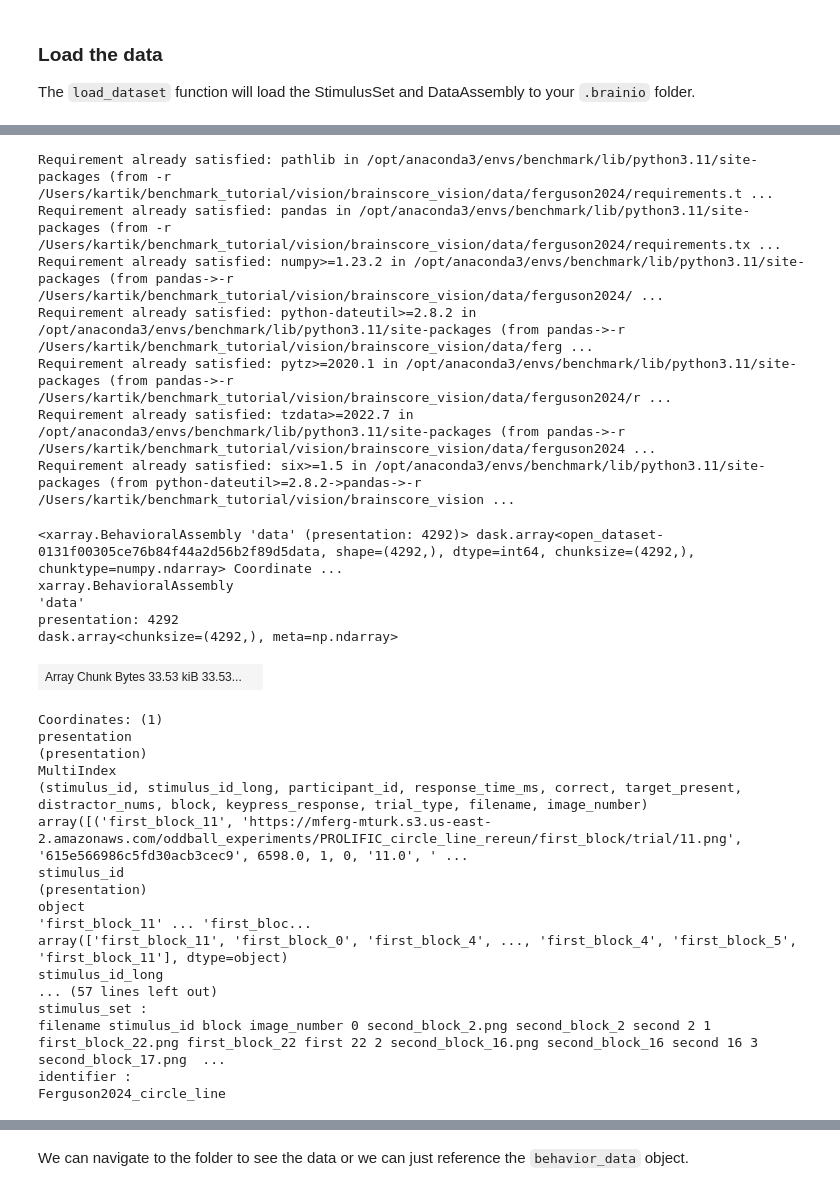
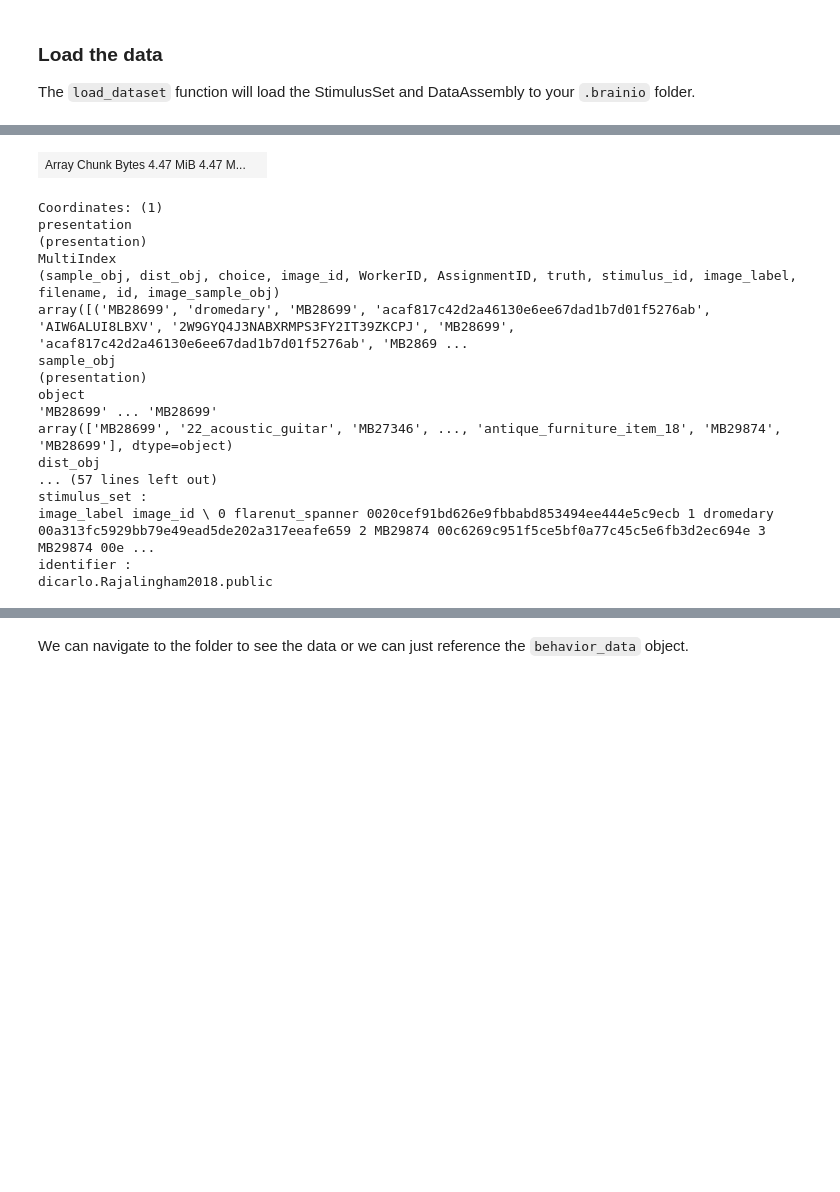
Before and after one commit to KartikP/Brain-Score-Tutorials, a Jupyter notebook: explore_behavior_benchmark_tutorial.ipynb, the cells around one changed output, grey strips where cells are left out. Cells and saved outputs as stored; diff of their text form; code cells hidden in the pictures; blank space fills up the shorter version.

```diff
--- a/explore_behavior_benchmark_tutorial.ipynb
+++ b/explore_behavior_benchmark_tutorial.ipynb
@@ -27,6 +27,6 @@ import xarray as xr
 The `load_dataset` function will load the StimulusSet and DataAssembly to your `.brainio` folder.
 # %%
 # Here the data identifier can be used to easily load the data.
-behavior_data = brainscore_vision.load_dataset("Ferguson2024_circle_line")
+behavior_data = brainscore_vision.load_dataset("Rajalingham2018.public")
 behavior_data
 # %% [output]
@@ -40,31 +38,19 @@ Requirement already satisfied: six>=1.5 in /opt/anaconda3/envs/benchmark/lib/pyt
+| Array Chunk Bytes 4.47 MiB 4.47 M... |  |
-Requirement already satisfied: pathlib in /opt/anaconda3/envs/benchmark/lib/python3.11/site-packages (from -r /Users/kartik/benchmark_tutorial/vision/brainscore_vision/data/ferguson2024/requirements.t ...
-Requirement already satisfied: pandas in /opt/anaconda3/envs/benchmark/lib/python3.11/site-packages (from -r /Users/kartik/benchmark_tutorial/vision/brainscore_vision/data/ferguson2024/requirements.tx ...
-Requirement already satisfied: numpy>=1.23.2 in /opt/anaconda3/envs/benchmark/lib/python3.11/site-packages (from pandas->-r /Users/kartik/benchmark_tutorial/vision/brainscore_vision/data/ferguson2024/ ...
-Requirement already satisfied: python-dateutil>=2.8.2 in /opt/anaconda3/envs/benchmark/lib/python3.11/site-packages (from pandas->-r /Users/kartik/benchmark_tutorial/vision/brainscore_vision/data/ferg ...
-Requirement already satisfied: pytz>=2020.1 in /opt/anaconda3/envs/benchmark/lib/python3.11/site-packages (from pandas->-r /Users/kartik/benchmark_tutorial/vision/brainscore_vision/data/ferguson2024/r ...
-Requirement already satisfied: tzdata>=2022.7 in /opt/anaconda3/envs/benchmark/lib/python3.11/site-packages (from pandas->-r /Users/kartik/benchmark_tutorial/vision/brainscore_vision/data/ferguson2024 ...
-Requirement already satisfied: six>=1.5 in /opt/anaconda3/envs/benchmark/lib/python3.11/site-packages (from python-dateutil>=2.8.2->pandas->-r /Users/kartik/benchmark_tutorial/vision/brainscore_vision ...
+Coordinates: (1)
+presentation
+(presentation)
+MultiIndex
+(sample_obj, dist_obj, choice, image_id, WorkerID, AssignmentID, truth, stimulus_id, image_label, filename, id, image_sample_obj)
+array([('MB28699', 'dromedary', 'MB28699', 'acaf817c42d2a46130e6ee67dad1b7d01f5276ab', 'AIW6ALUI8LBXV', '2W9GYQ4J3NABXRMPS3FY2IT39ZKCPJ', 'MB28699', 'acaf817c42d2a46130e6ee67dad1b7d01f5276ab', 'MB2869 ...
+sample_obj
+(presentation)
+object
+'MB28699' ... 'MB28699'
+array(['MB28699', '22_acoustic_guitar', 'MB27346', ..., 'antique_furniture_item_18', 'MB29874', 'MB28699'], dtype=object)
+dist_obj
+... (57 lines left out)
+stimulus_set :
+image_label image_id \ 0 flarenut_spanner 0020cef91bd626e9fbbabd853494ee444e5c9ecb 1 dromedary 00a313fc5929bb79e49ead5de202a317eeafe659 2 MB29874 00c6269c951f5ce5bf0a77c45c5e6fb3d2ec694e 3 MB29874 00e ...
+identifier :
+dicarlo.Rajalingham2018.public
-<xarray.BehavioralAssembly 'data' (presentation: 4292)> dask.array<open_dataset-0131f00305ce76b84f44a2d56b2f89d5data, shape=(4292,), dtype=int64, chunksize=(4292,), chunktype=numpy.ndarray> Coordinate ...
-xarray.BehavioralAssembly
-'data'
-presentation: 4292
-dask.array<chunksize=(4292,), meta=np.ndarray>
-| Array Chunk Bytes 33.53 kiB 33.53... |  |
-Coordinates: (1)
-presentation
-(presentation)
-MultiIndex
-(stimulus_id, stimulus_id_long, participant_id, response_time_ms, correct, target_present, distractor_nums, block, keypress_response, trial_type, filename, image_number)
-array([('first_block_11', 'https://mferg-mturk.s3.us-east-2.amazonaws.com/oddball_experiments/PROLIFIC_circle_line_rereun/first_block/trial/11.png', '615e566986c5fd30acb3cec9', 6598.0, 1, 0, '11.0', ' ...
-stimulus_id
-(presentation)
-object
-'first_block_11' ... 'first_bloc...
-array(['first_block_11', 'first_block_0', 'first_block_4', ..., 'first_block_4', 'first_block_5', 'first_block_11'], dtype=object)
-stimulus_id_long
-... (57 lines left out)
-stimulus_set :
-filename stimulus_id block image_number 0 second_block_2.png second_block_2 second 2 1 first_block_22.png first_block_22 first 22 2 second_block_16.png second_block_16 second 16 3 second_block_17.png  ...
-identifier :
-Ferguson2024_circle_line
 # %% [markdown]
```
Also changed, not shown: parts of 17 cells of this notebook.
